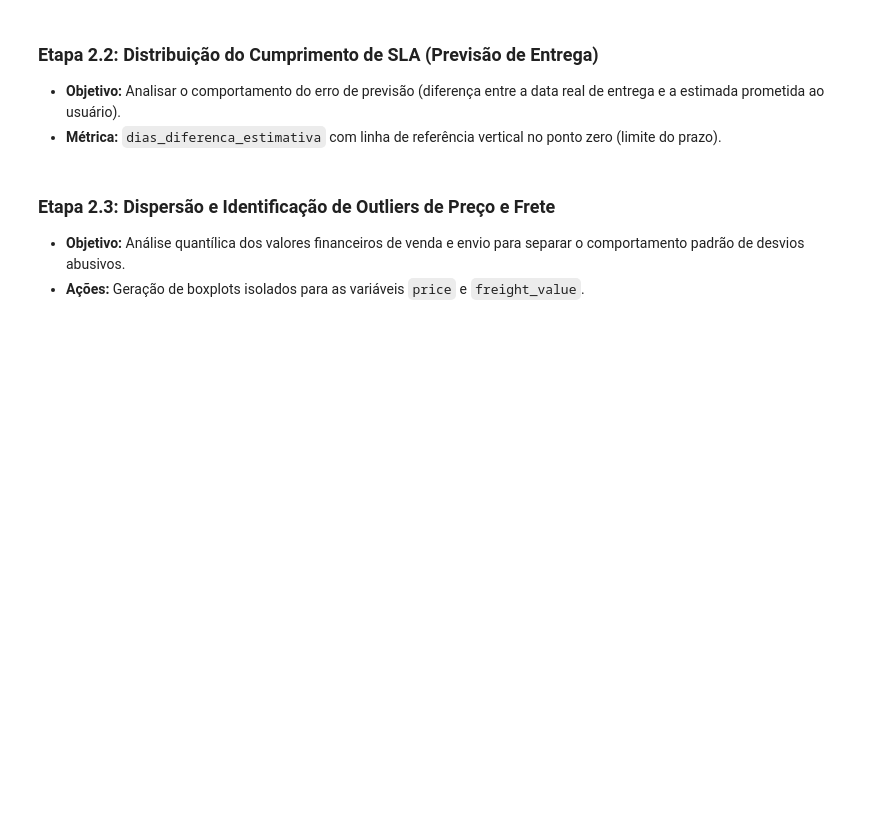
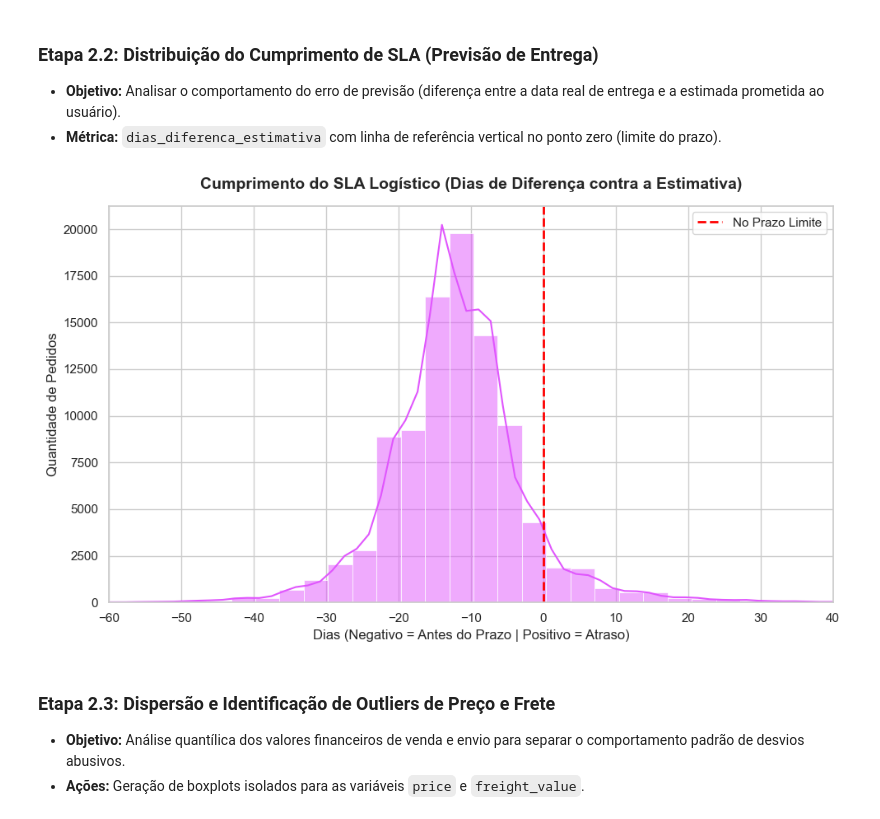
Before and after one commit to LucasBitte/Analytics-Ecom-Brasil, a Jupyter notebook: notebooks/01_eda_negocio_raw.ipynb, the cells around one changed output. Drawn from its saved outputs; the diff is of its cells as text; code cells hidden in the pictures; blank space fills up the shorter version.

```diff
--- a/notebooks/01_eda_negocio_raw.ipynb
+++ b/notebooks/01_eda_negocio_raw.ipynb
@@ -138,6 +172,38 @@ Estudo isolado das métricas de performance, variáveis financeiras e demográfi
 ### Etapa 2.2: Distribuição do Cumprimento de SLA (Previsão de Entrega)
 * **Objetivo:** Analisar o comportamento do erro de previsão (diferença entre a data real de entrega e a estimada prometida ao usuário).
 * **Métrica:** `dias_diferenca_estimativa` com linha de referência vertical no ponto zero (limite do prazo).
+# %%
+
+if 'pedidos_entregues' not in globals() or 'dias_diferenca_estimativa' not in pedidos_entregues.columns:
+    pedidos_entregues = orders[(orders['order_status'] == 'delivered') & (orders['order_delivered_customer_date'].notnull())].copy()
+    pedidos_entregues['dias_diferenca_estimativa'] = (pedidos_entregues['order_delivered_customer_date'] - pedidos_entregues['order_estimated_delivery_date']).dt.days
+
+fig, ax = plt.subplots(figsize=(10, 6))
+sns.set_theme(style="whitegrid")
+
+sns.histplot(
+    data=pedidos_entregues,
+    x='dias_diferenca_estimativa',
+    bins=100,
+    kde=True,
+    color='#e056fd',
+    ax=ax
+)
+
+ax.axvline(x=0, color='red', linestyle='--', linewidth=2, label='No Prazo Limite')
+
+ax.set_xlim(-60, 40)
+ax.set_xticks(range(-60, 41, 10))
+
+ax.set_title('Cumprimento do SLA Logístico (Dias de Diferença contra a Estimativa)', fontsize=14, fontweight='bold', pad=15)
+ax.set_xlabel('Dias (Negativo = Antes do Prazo | Positivo = Atraso)', fontsize=12)
+ax.set_ylabel('Quantidade de Pedidos', fontsize=12)
+ax.legend(fontsize=11)
+
+plt.tight_layout()
+plt.show()
+# %% [output]
+[figure, added]
 # %% [markdown]
 ### Etapa 2.3: Dispersão e Identificação de Outliers de Preço e Frete
 * **Objetivo:** Análise quantílica dos valores financeiros de venda e envio para separar o comportamento padrão de desvios abusivos.
```
Also changed, not shown: parts of 23 cells of this notebook, 1 other file.
